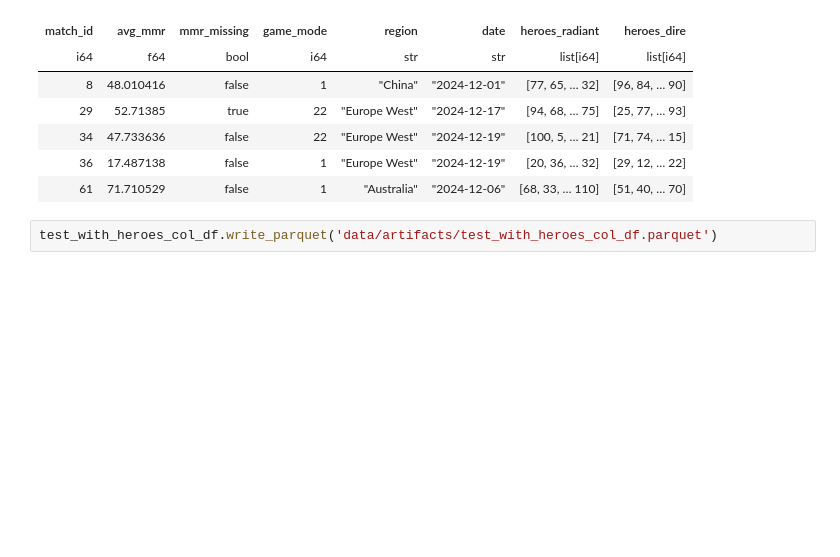
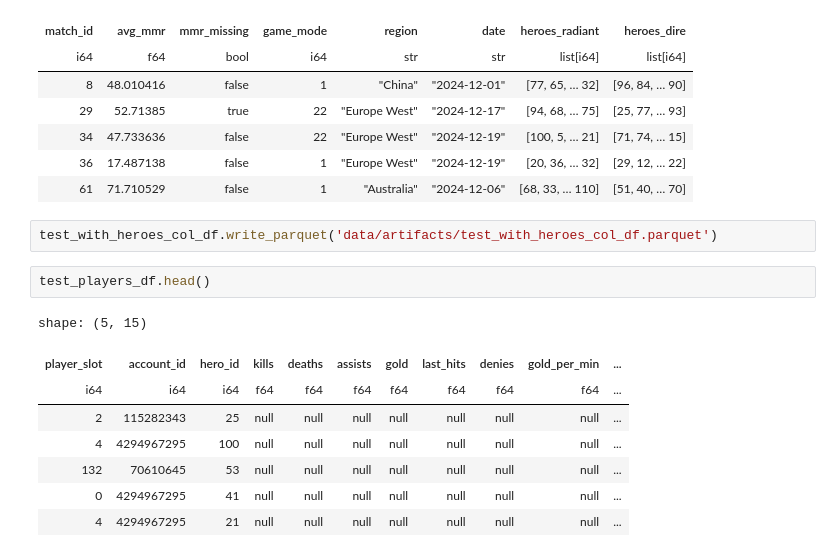
Before and after one commit to Pavel-pers/ml_dota_linreg, a Jupyter notebook: homework-practice-03-base.ipynb, the cells around one changed output. Cells and saved outputs as stored; diff of their text form; blank space fills up the shorter version.

```diff
--- a/homework-practice-03-base.ipynb
+++ b/homework-practice-03-base.ipynb
@@ -1399,3 +1436,14 @@ shape: (5, 8)
 | 61 | 71.710529 | false | 1 | "Australia" | "2024-12-06" | [68, 33, … 110] | [51, 40, … 70] |
 # %%
 test_with_heroes_col_df.write_parquet('data/artifacts/test_with_heroes_col_df.parquet')
+# %%
+test_players_df.head()
+# %% [output]
+shape: (5, 15)
+| player_slot | account_id | hero_id | kills | deaths | assists | gold | last_hits | denies | gold_per_min | ... |
+| i64 | i64 | i64 | f64 | f64 | f64 | f64 | f64 | f64 | f64 | ... |
+| 2 | 115282343 | 25 | null | null | null | null | null | null | null | ... |
+| 4 | 4294967295 | 100 | null | null | null | null | null | null | null | ... |
+| 132 | 70610645 | 53 | null | null | null | null | null | null | null | ... |
+| 0 | 4294967295 | 41 | null | null | null | null | null | null | null | ... |
+| 4 | 4294967295 | 21 | null | null | null | null | null | null | null | ... |
```
Also changed, not shown: parts of 32 cells of this notebook, 8 other files.
